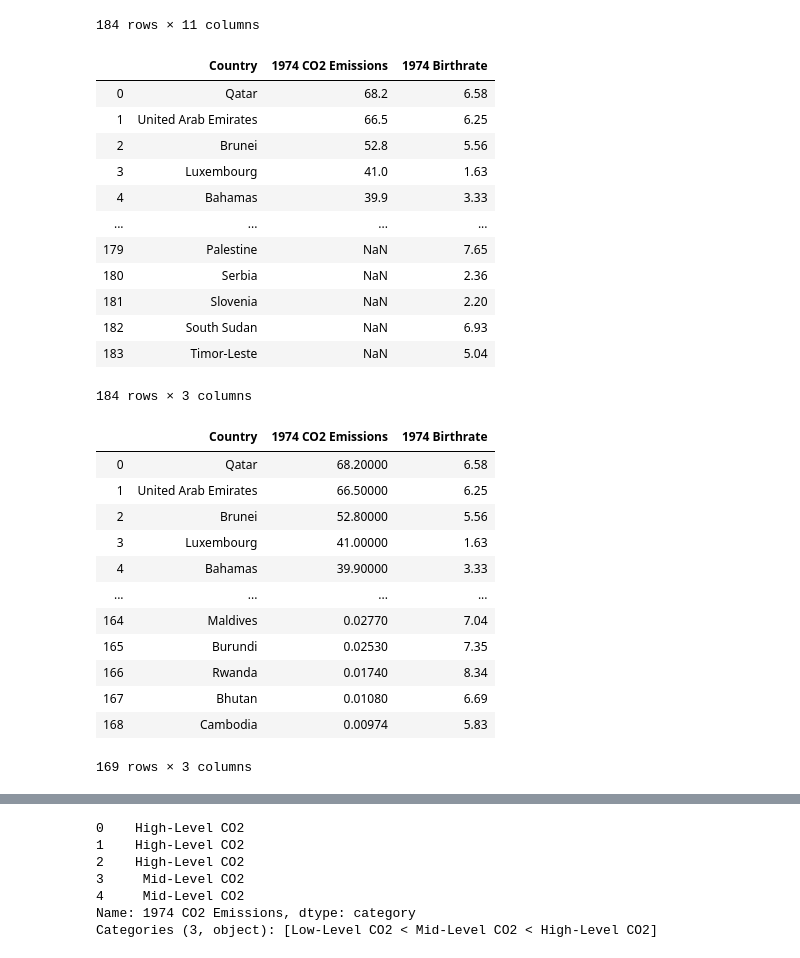
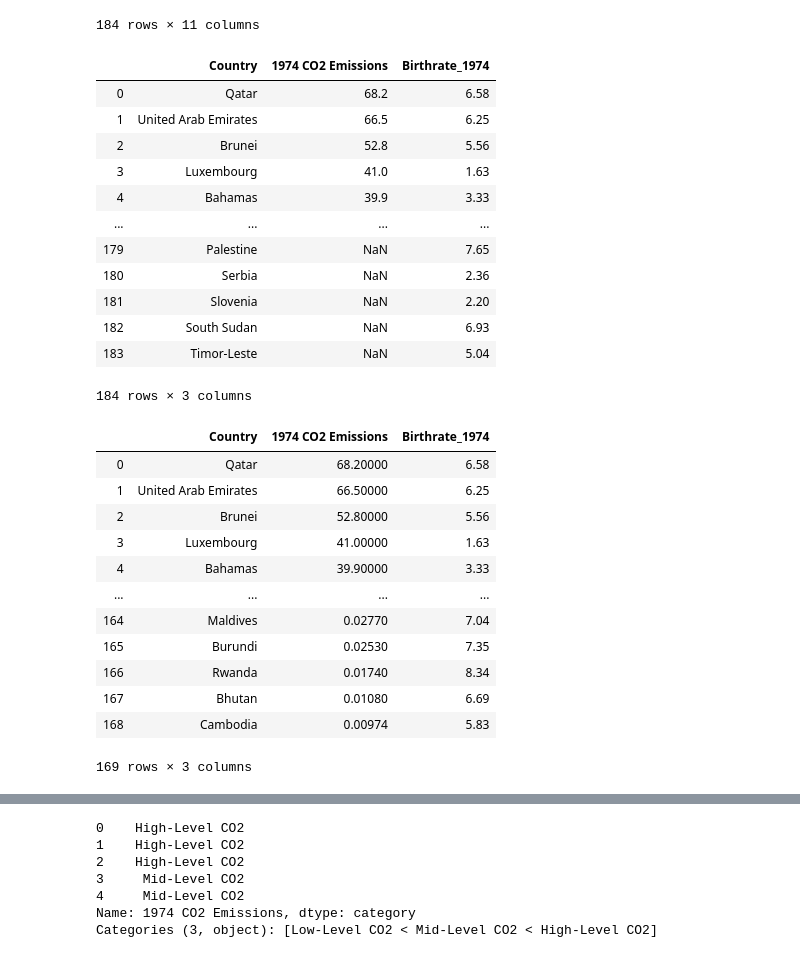
Before and after one commit to VallieTracy/project-one, a Jupyter notebook: Team_Awesome_Project_1.ipynb, the cells around one changed output, grey strips where cells are left out. Saved outputs shown, nothing was run; the diff lists cells and outputs as text; code cells hidden in the pictures.

```diff
--- a/Team_Awesome_Project_1.ipynb
+++ b/Team_Awesome_Project_1.ipynb
@@ -108,7 +108,7 @@ co2_br_rename = co2_br_merge.rename(columns={"country": "Country",
                                              "1994_x": "1994 CO2 Emissions",
                                              "2004_x": "2004 CO2 Emissions",
                                              "2014_x": "2014 CO2 Emissions",
-                                             "1974_y": "1974 Birthrate",
+                                             "1974_y": "Birthrate_1974",
                                              "1984_y": "1984 Birthrate",
                                              "1994_y": "1994 Birthrate",
                                              "2004_y": "2004 Birthrate",
@@ -131,7 +131,7 @@ co2_br_rename
 # %%
 #make df with only the columns we want to keep
 co2_br_df = co2_br_rename[["Country", "1974 CO2 Emissions", "1984 CO2 Emissions", "1994 CO2 Emissions", "2004 CO2 Emissions", "2014 CO2 Emissions",
-                           "1974 Birthrate", "1984 Birthrate", "1994 Birthrate", "2004 Birthrate", "2014 Birthrate"]]
+                           "Birthrate_1974", "1984 Birthrate", "1994 Birthrate", "2004 Birthrate", "2014 Birthrate"]]
 co2_br_df
 # %% [output]
 |  | Country | 1974 CO2 Emissions | 1984 CO2 Emissions | 1994 CO2 Emissions | 2004 CO2 Emissions | ... |
@@ -149,11 +149,11 @@ co2_br_df
 184 rows × 11 columns
 # %%
 #create 1974 dataframe, co2 descending order
-df_1974 = co2_br_df[["Country", "1974 CO2 Emissions", "1974 Birthrate"]].sort_values("1974 CO2 Emissions", ascending=False).reset_index()
-df_1974 = df_1974[["Country", "1974 CO2 Emissions", "1974 Birthrate"]]
+df_1974 = co2_br_df[["Country", "1974 CO2 Emissions", "Birthrate_1974"]].sort_values("1974 CO2 Emissions", ascending=False).reset_index()
+df_1974 = df_1974[["Country", "1974 CO2 Emissions", "Birthrate_1974"]]
 df_1974
 # %% [output]
-|  | Country | 1974 CO2 Emissions | 1974 Birthrate |
+|  | Country | 1974 CO2 Emissions | Birthrate_1974 |
 | 0 | Qatar | 68.2 | 6.58 |
 | 1 | United Arab Emirates | 66.5 | 6.25 |
 | 2 | Brunei | 52.8 | 5.56 |
@@ -171,7 +171,7 @@ df_1974
 df_1974 = df_1974.dropna()
 df_1974
 # %% [output]
-|  | Country | 1974 CO2 Emissions | 1974 Birthrate |
+|  | Country | 1974 CO2 Emissions | Birthrate_1974 |
 | 0 | Qatar | 68.20000 | 6.58 |
 | 1 | United Arab Emirates | 66.50000 | 6.25 |
 | 2 | Brunei | 52.80000 | 5.56 |
```
Also changed, not shown: parts of 48 cells of this notebook.
